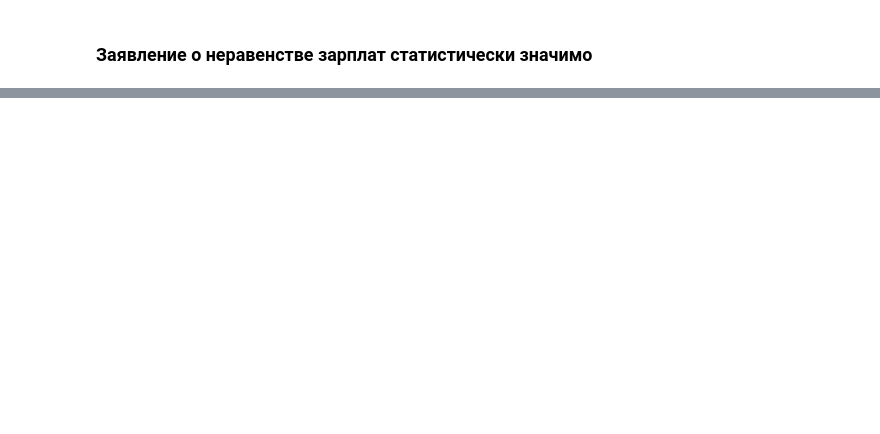
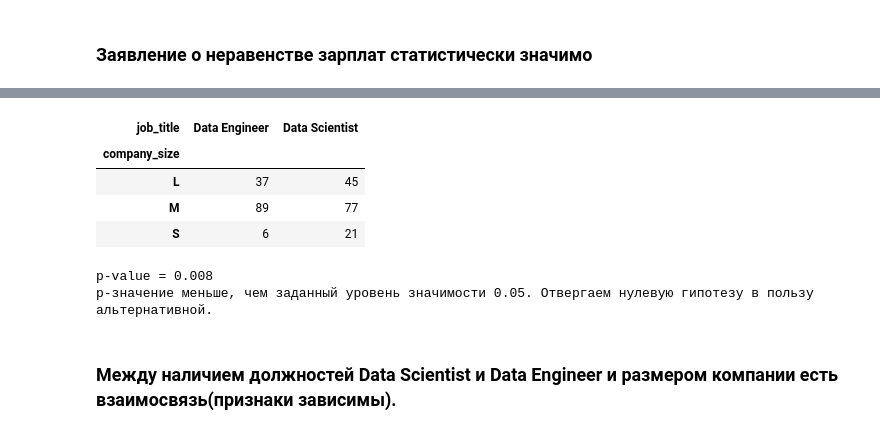
Before and after one commit to vzml/data_science, a Jupyter notebook: new/Task_EDA_vale.ipynb, the cells around one changed output, grey strips where cells are left out. Drawn from its saved outputs; the diff is of its cells as text; code cells hidden in the pictures; blank space fills up the shorter version.

```diff
--- a/new/Task_EDA_vale.ipynb
+++ b/new/Task_EDA_vale.ipynb
@@ -443,0 +513,20 @@ plt.show()
+# %%
+cross_table = pd.crosstab(data_clear['company_size'], data_clear['job_title'])
+
+cross_table
+# %% [output]
+| job_title | Data Engineer | Data Scientist |
+| company_size |  |  |
+| L | 37 | 45 |
+| M | 89 | 77 |
+| S | 6 | 21 |
+# %%
+#Для проверки нашей гипотезы можно использовать критерий хи-квадрат.
+# проводим тест
+_, p, _, _ = stats.chi2_contingency(cross_table)
+decision_hypothesis(p)
+# %% [output]
+p-value = 0.008
+p-значение меньше, чем заданный уровень значимости 0.05. Отвергаем нулевую гипотезу в пользу альтернативной.
+# %% [markdown]
+### Mежду наличием должностей Data Scientist и Data Engineer и размером компании есть взаимосвязь(признаки зависимы).
```
Also changed, not shown: parts of 12 cells of this notebook.
